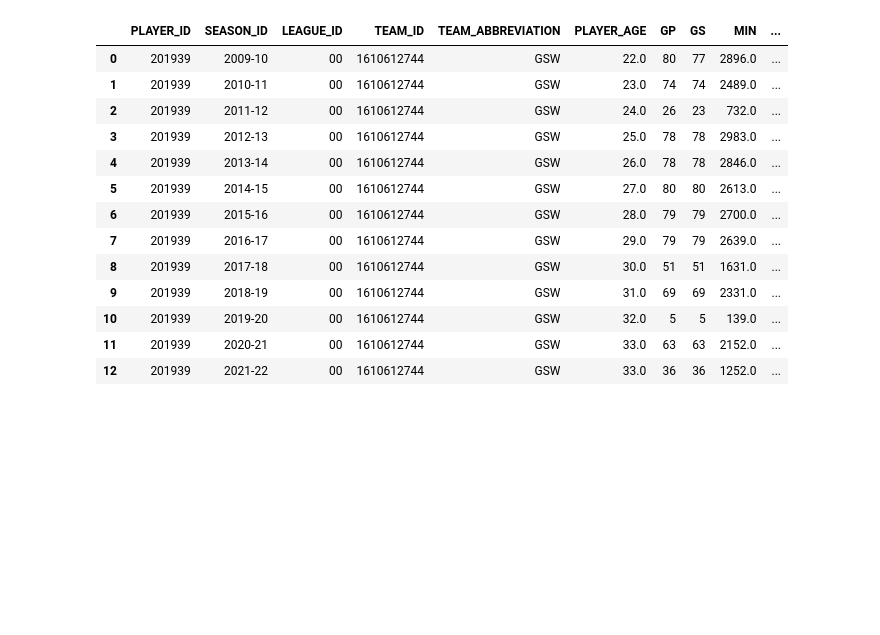
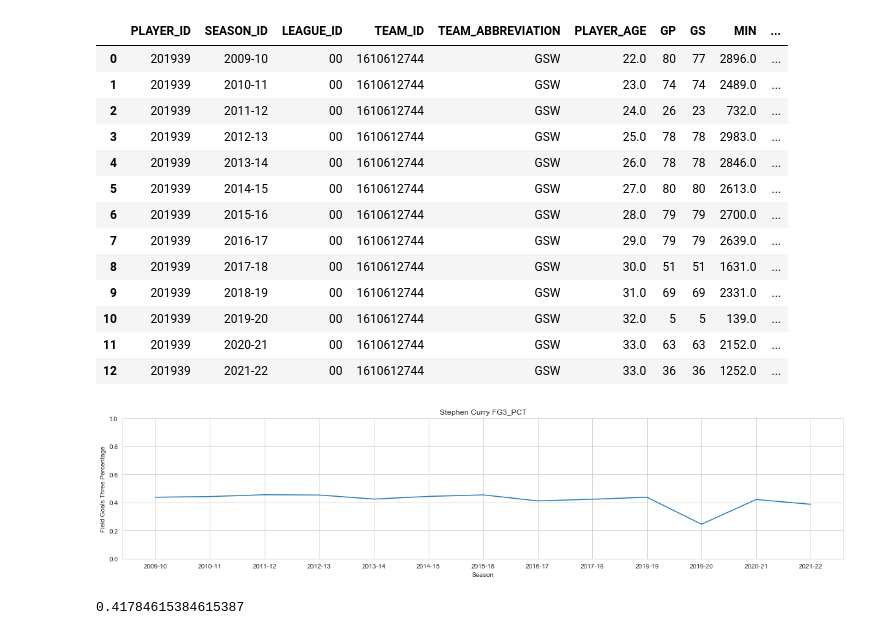
Before and after one commit to raquelcreis/nba_stats, a Jupyter notebook: notebook.ipynb, the cells around one changed output. Saved outputs shown, nothing was run; the diff lists cells and outputs as text; code cells hidden in the pictures; blank space fills up the shorter version.

Commit message:
mean fg3_pct

```diff
--- a/notebook.ipynb
+++ b/notebook.ipynb
@@ -54,3 +54,18 @@ curryCareer
 | 10 | 201939 | 2019-20 | 00 | 1610612744 | GSW | 32.0 | 5 | 5 | 139.0 | ... |
 | 11 | 201939 | 2020-21 | 00 | 1610612744 | GSW | 33.0 | 63 | 63 | 2152.0 | ... |
 | 12 | 201939 | 2021-22 | 00 | 1610612744 | GSW | 33.0 | 36 | 36 | 1252.0 | ... |
+# %%
+sns.set_style("whitegrid")
+plt.figure(figsize=(20,4))
+c = sns.lineplot(data = curryCareer, x='SEASON_ID',y='FG3_PCT',)
+plt.xlabel('Season')
+plt.ylabel('Field Goals Three Percentage')
+plt.title('Stephen Curry FG3_PCT')
+plt.ylim(0,1)
+plt.show(c)
+# %% [output]
+[figure, added]
+# %%
+curryCareer.FG3_PCT.mean()
+# %% [output]
+0.41784615384615387
```
